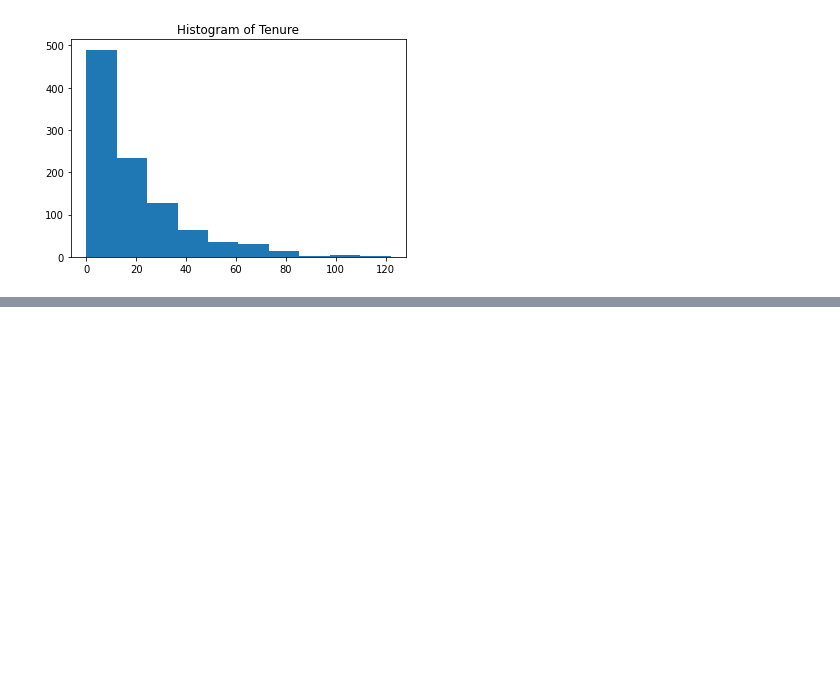
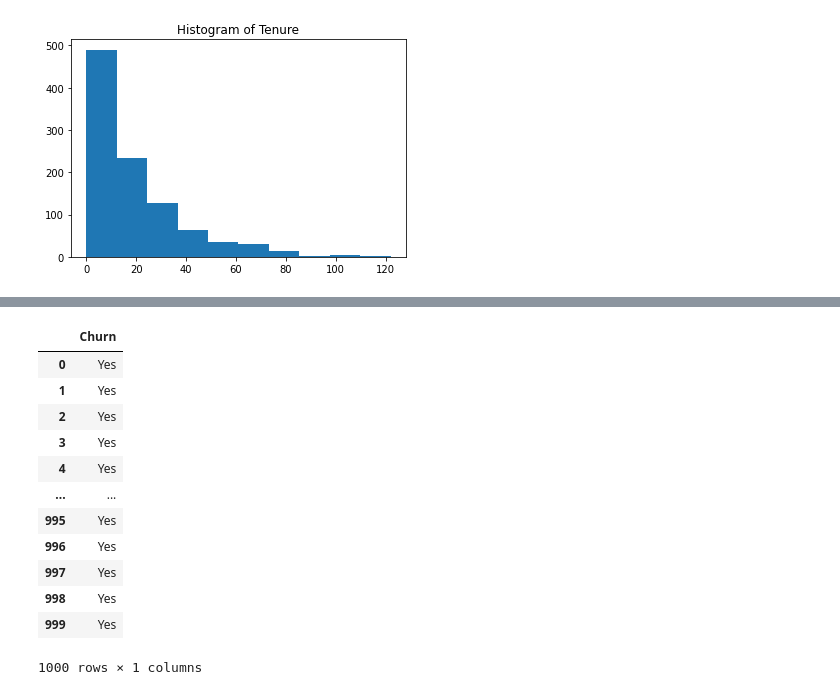
Before and after one commit to halchemylab/Customer-Churn-Prediction-Machine-Learning-Project, a Jupyter notebook: analysis.ipynb, the cells around one changed output, grey strips where cells are left out. Drawn from its saved outputs; the diff is of its cells as text; code cells hidden in the pictures; blank space fills up the shorter version.

```diff
--- a/analysis.ipynb
+++ b/analysis.ipynb
@@ -168,0 +222,16 @@ plt.show()
+# %%
+y
+# %% [output]
+|  | Churn |
+| 0 | Yes |
+| 1 | Yes |
+| 2 | Yes |
+| 3 | Yes |
+| 4 | Yes |
+| ... | ... |
+| 995 | Yes |
+| 996 | Yes |
+| 997 | Yes |
+| 998 | Yes |
+| 999 | Yes |
+1000 rows × 1 columns
```
Also changed, not shown: parts of 9 cells of this notebook.
